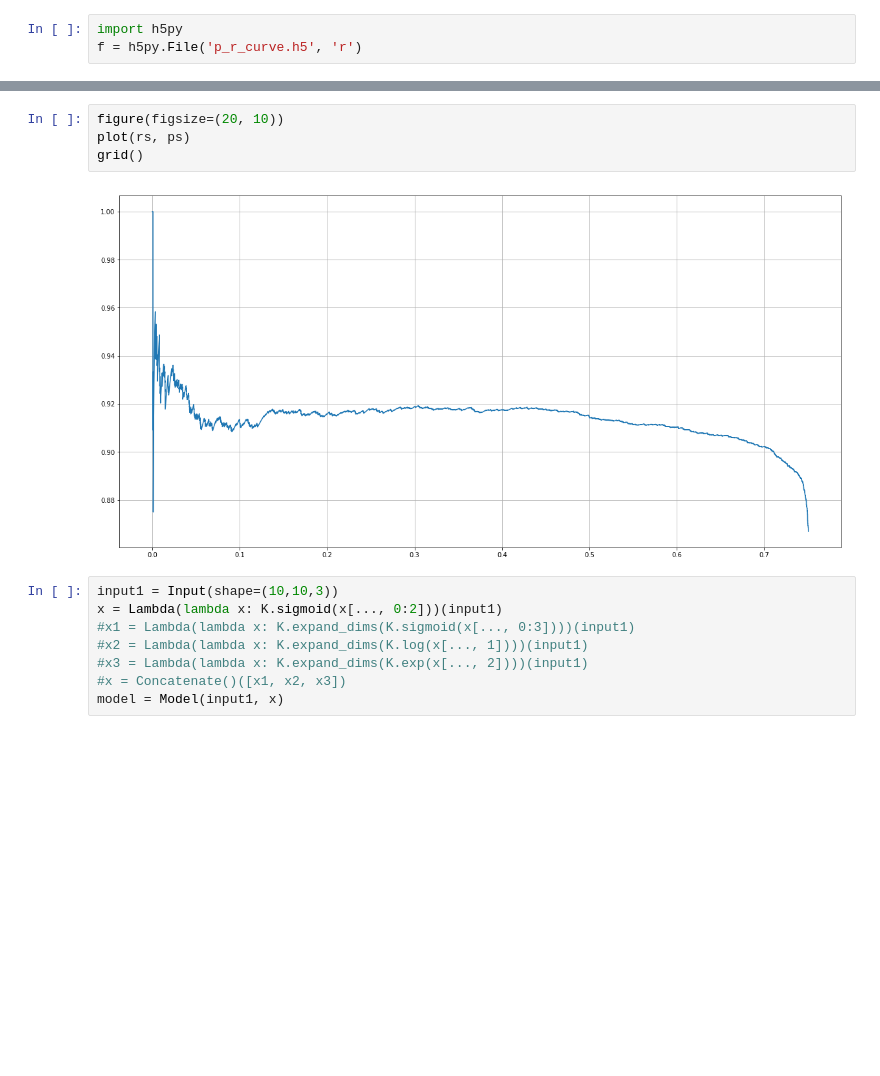
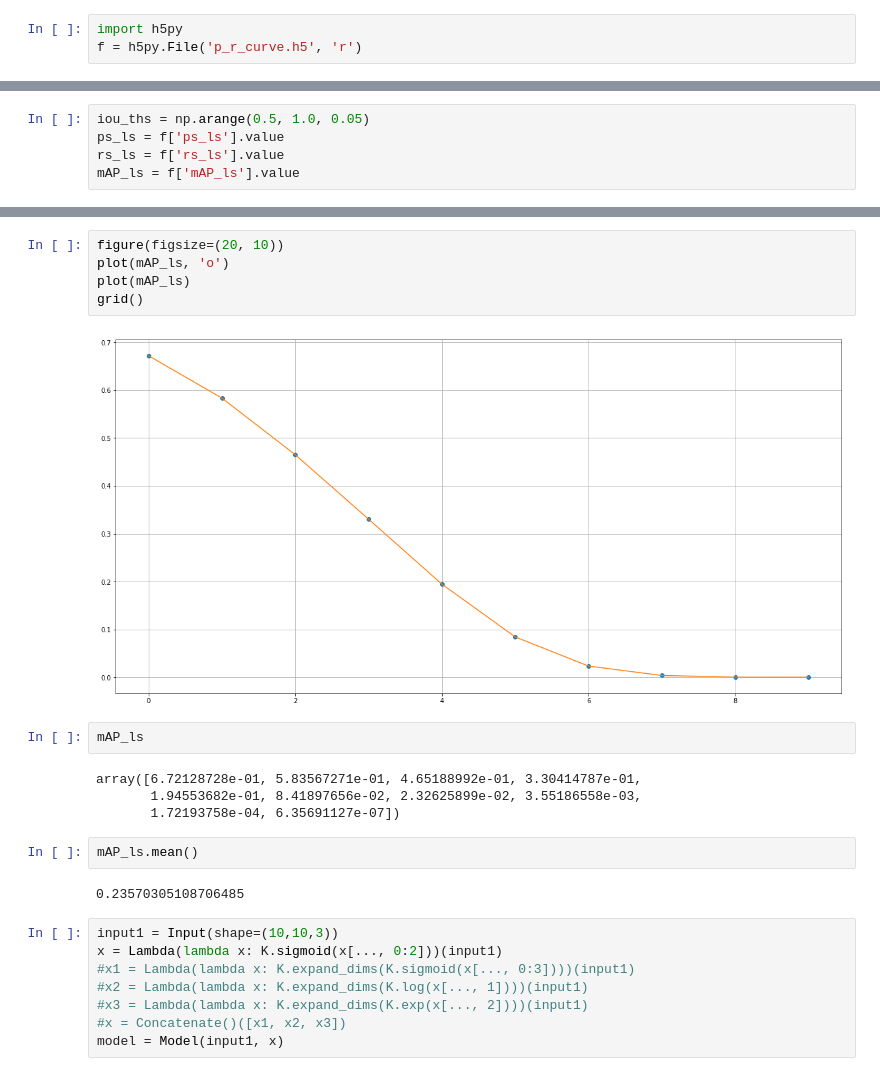
Before and after one commit to tonandr/face_vijnana_yolov3, a Jupyter notebook: analysis/face_recog_analysis.ipynb, the cells around one changed output, grey strips where cells are left out. Drawn from its saved outputs; the diff is of its cells as text; blank space fills up the shorter version.

```diff
--- a/analysis/face_recog_analysis.ipynb
+++ b/analysis/face_recog_analysis.ipynb
@@ -1361,0 +1262,5 @@ Populating the interactive namespace from numpy and matplotlib
+# %%
+iou_ths = np.arange(0.5, 1.0, 0.05)
+ps_ls = f['ps_ls'].value
+rs_ls = f['rs_ls'].value
+mAP_ls = f['mAP_ls'].value
@@ -1362,9 +1298,20 @@ Populating the interactive namespace from numpy and matplotlib
 # %%
 figure(figsize=(20, 10))
-plot(rs, ps)
+plot(mAP_ls, 'o')
+plot(mAP_ls)
 grid()
 # %% [output]
-[figure, old version]
+[figure, new version]
+# %%
+mAP_ls
+# %% [output]
+array([6.72128728e-01, 5.83567271e-01, 4.65188992e-01, 3.30414787e-01,
+       1.94553682e-01, 8.41897656e-02, 2.32625899e-02, 3.55186558e-03,
+       1.72193758e-04, 6.35691127e-07])
+# %%
+mAP_ls.mean()
+# %% [output]
+0.23570305108706485
 # %%
 input1 = Input(shape=(10,10,3))
 x = Lambda(lambda x: K.sigmoid(x[..., 0:2]))(input1)
```
Also changed, not shown: parts of 61 cells of this notebook, 6 other files.
